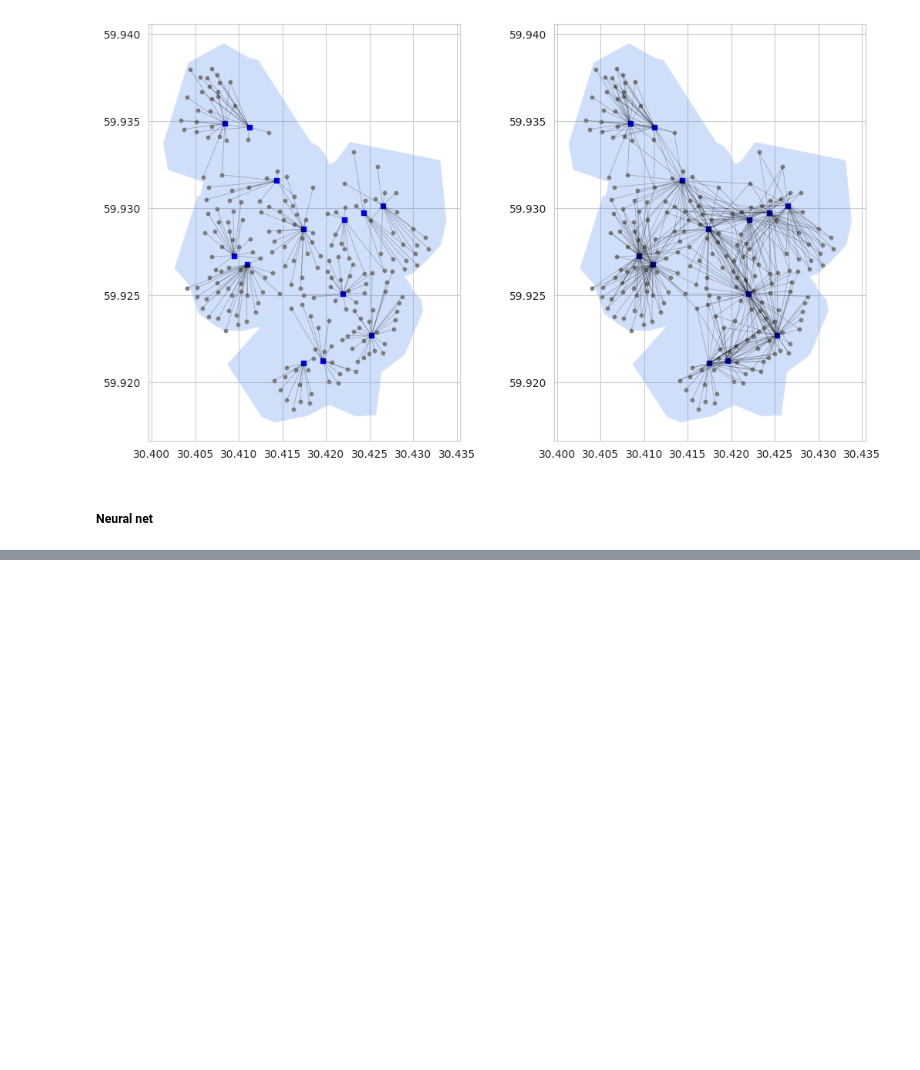
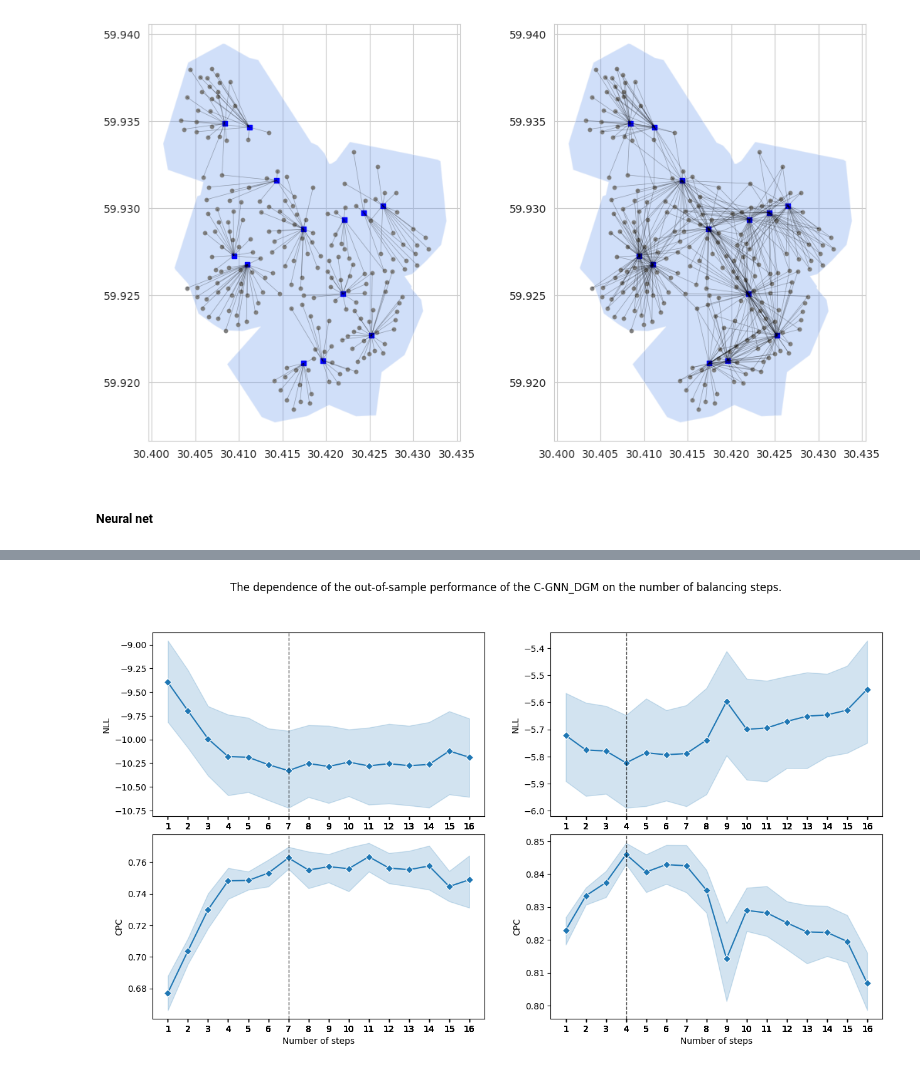
Before and after one commit to RitaMargari/urban-facilities-provision, a Jupyter notebook: main.ipynb, the cells around one changed output, grey strips where cells are left out. Drawn from its saved outputs; the diff is of its cells as text; code cells hidden in the pictures; blank space fills up the shorter version.

```diff
--- a/main.ipynb
+++ b/main.ipynb
@@ -989,2 +481,0 @@ def get_provision_plots(y_hat_baseline_lst, y_hat_new_lst, dataset, fig_name):
-# %%
-a = get_provision_plots(dcgm_gnn_y, dcgm_dc_gnn_y, dataset_dcgm, fig_name="dataset_dcgm_error_hist.png")
@@ -1008,0 +678,19 @@ Bootstrapping test: bootstap mean 27.495+/-0.015, p_value 0.000
+# %%
+models = {}
+
+gnn_param ={"input_dim":2, "hidden_dim": 128, "dropout": 0.20}
+
+num_layers=16
+for i in range(1, num_layers+1):
+
+    fnn_param_v2 = {
+        "input_dim": 128 * 2 + 5,
+        "hidden_dim_1": 64,
+        "hidden_dim_2": 64,
+        "output_dim": 1,
+        "num_layers": 4,
+        "num_layers_norm": i,
+        "dropout": 0.20
+        }
+
+    models[f'DC-GNN_{i}'] = {'embeddings': [gnn.GNNStack, gnn_param], 'prediction': [gnn.FNNStack_v2, fnn_param_v2]}
@@ -1008,0 +722,25 @@ Bootstrapping test: bootstap mean 27.495+/-0.015, p_value 0.000
+# %%
+fig = plt.figure(figsize=(15, 8))
+plt.subplots_adjust(hspace=0.1)
+plt.subplots_adjust(wspace=0.2)
+gs = fig.add_gridspec(2,2)
+axs = [
+    fig.add_subplot(gs[0, 0]),
+    fig.add_subplot(gs[0, 1]),
+    fig.add_subplot(gs[1, 0]),
+    fig.add_subplot(gs[1, 1]),
+]
+
+ilp_balancing_layers = prepate_metrics_table('model_output/ilp/ilp_balancing_layers_16.json', aggregate=False)
+ilp_balancing_layers.index = [int(i.split("_")[-1]) for i in ilp_balancing_layers.index]
+ilp_balancing_layers = ilp_balancing_layers.reset_index().rename(columns={'index': 'model_name'})
+plot_conf_int(ilp_balancing_layers, 'ilp_balancing_layers.png', [axs[0], axs[2]])
+
+dcgm_balancing_layers = prepate_metrics_table('model_output/dcgm/dcgm_balancing_layers_16.json', aggregate=False)
+dcgm_balancing_layers.index = [int(i.split("_")[-1]) for i in dcgm_balancing_layers.index]
+dcgm_balancing_layers = dcgm_balancing_layers.reset_index().rename(columns={'index': 'model_name'})
+plot_conf_int(dcgm_balancing_layers, 'dcgm_balancing_layers.png', [axs[1], axs[3]])
+
+plt.show()
+# %% [output]
+[figure, added]
```
Also changed, not shown: parts of 37 cells of this notebook, 21 other files.
